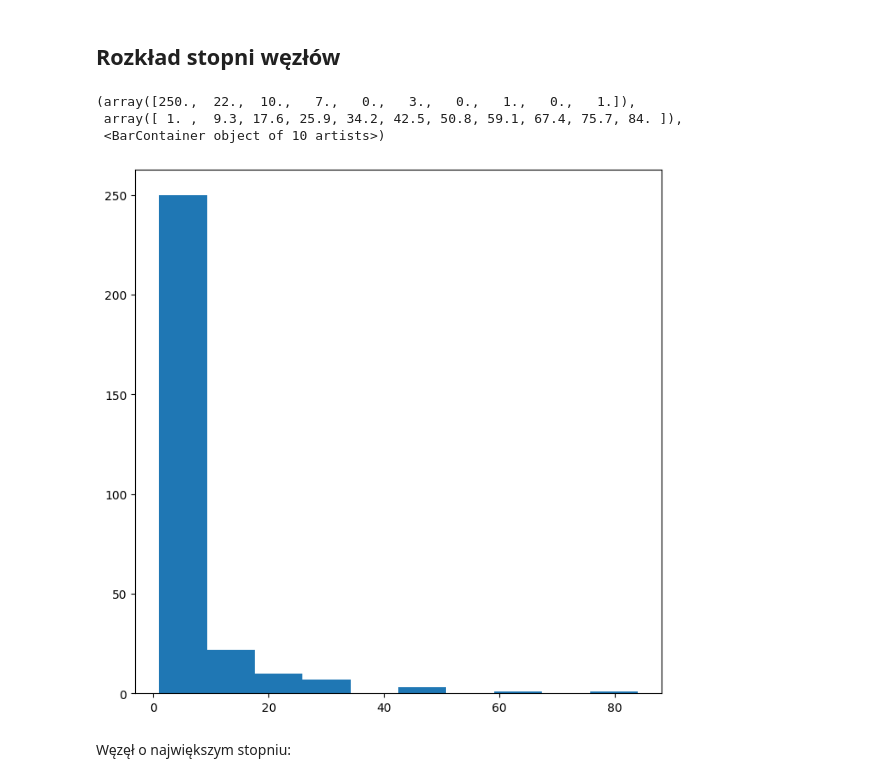
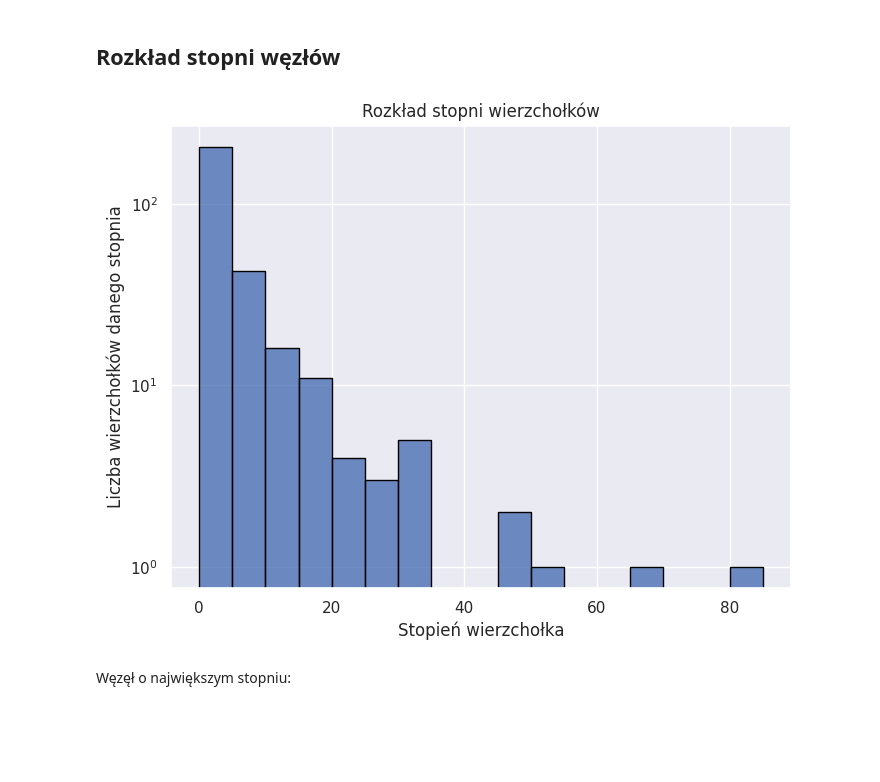
Before and after one commit to mwizer/complex-networks-of-drinks, a Jupyter notebook: basic_analysis.ipynb, the cells around one changed output. Drawn from its saved outputs; the diff is of its cells as text; code cells hidden in the pictures; blank space fills up the shorter version.

```diff
--- a/basic_analysis.ipynb
+++ b/basic_analysis.ipynb
@@ -571,15 +571,3 @@ len(list(H_small.s_components(s=1))), len(list(H.s_components(s=1)))
 Czyli mała sieć składa się z 4 komponentów, a duża z 1. Mowa tutaj o komponentach dla "s=1", czyli w takim klasycznym rozumieniu komponentów, jak w zwykłych grafach.
 # %% [markdown]
 ## Rozkład stopni węzłów
-# %%
-node_degrees = []
-
-for ing in H.nodes:
-    node_degrees.append(H.degree(ing))
-
-plt.hist(node_degrees)
-# %% [output]
-(array([250.,  22.,  10.,   7.,   0.,   3.,   0.,   1.,   0.,   1.]),
- array([ 1. ,  9.3, 17.6, 25.9, 34.2, 42.5, 50.8, 59.1, 67.4, 75.7, 84. ]),
- <BarContainer object of 10 artists>)
-[figure, removed]
@@ -586,3 +578,19 @@ plt.hist(node_degrees)
+# %%
+node_degrees = []
+
+for ing in H.nodes:
+    node_degrees.append(H.degree(ing))
+
+# plt.hist(node_degrees)
+plt.figure(figsize=(8, 6))
+sns.histplot(node_degrees, bins=range(0,90,5), kde=False, color='#4068b0', edgecolor='black')
+plt.xlabel("Stopień wierzchołka")
+plt.ylabel("Liczba wierzchołków danego stopnia")
+plt.yscale('log')
+plt.title("Rozkład stopni wierzchołków")
+plt.show()
+# %% [output]
+[figure, added]
 # %% [markdown]
 Węzęł o największym stopniu:
 # %%
```
Also changed, not shown: parts of 7 cells of this notebook.
